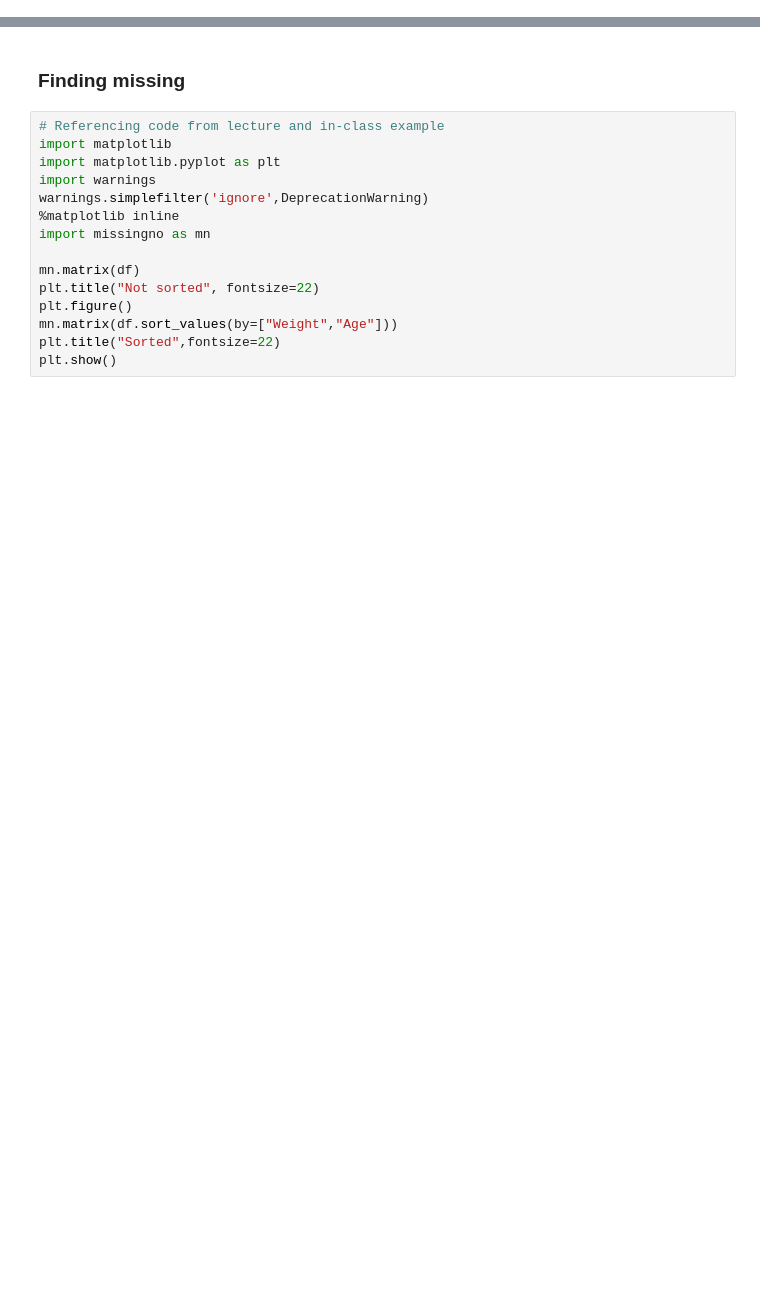
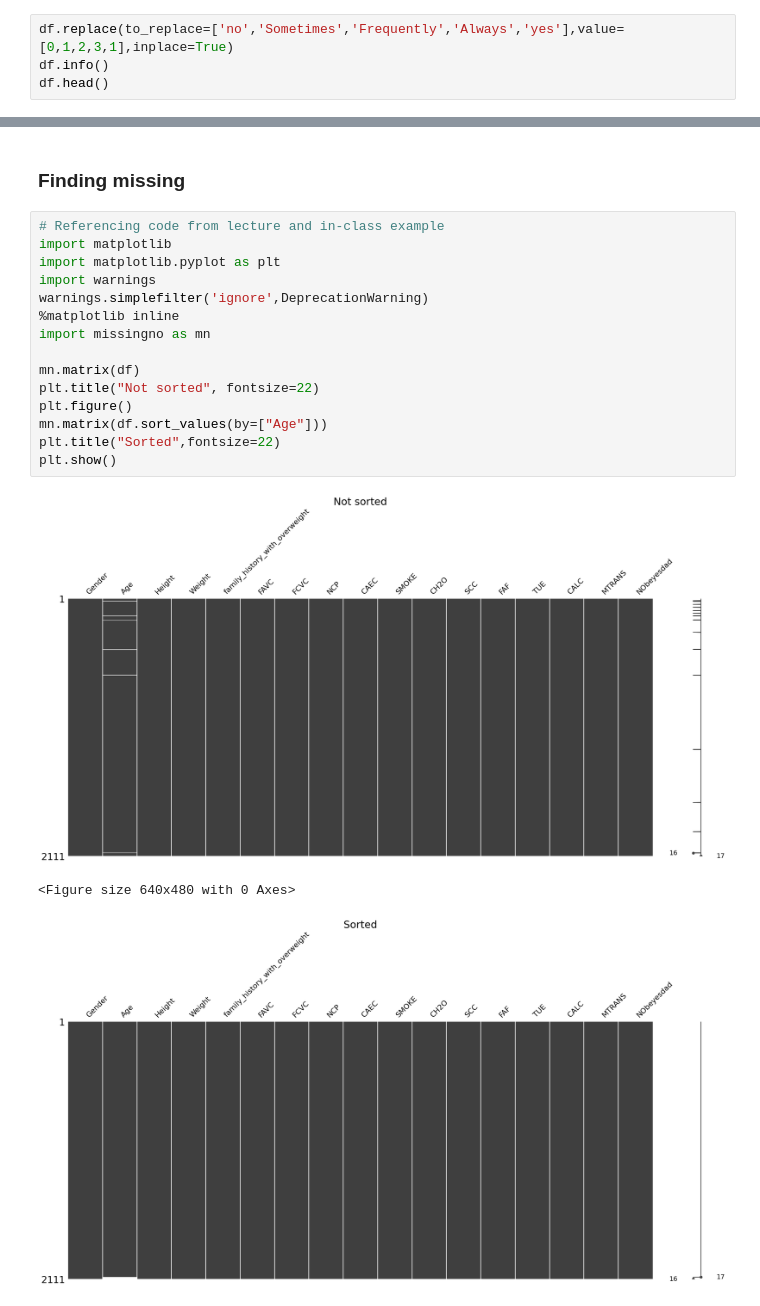
Before and after one commit to wayne-xyz/CS7324As, a Jupyter notebook: Lab1/LabOne.ipynb, the cells around one changed output, grey strips where cells are left out. Saved outputs shown, nothing was run; the diff lists cells and outputs as text; blank space fills up the shorter version.

```diff
--- a/Lab1/LabOne.ipynb
+++ b/Lab1/LabOne.ipynb
@@ -119,0 +133,4 @@ df.describe() # review the numberic
+# %%
+df.replace(to_replace=['no','Sometimes','Frequently','Always','yes'],value=[0,1,2,3,1],inplace=True)
+df.info()
+df.head()
@@ -128,15 +221,19 @@ There are 24 duplicate instance
 # %%
 # Referencing code from lecture and in-class example
 import matplotlib
 import matplotlib.pyplot as plt
 import warnings
 warnings.simplefilter('ignore',DeprecationWarning)
 %matplotlib inline
 import missingno as mn
 
 mn.matrix(df)
 plt.title("Not sorted", fontsize=22)
 plt.figure()
-mn.matrix(df.sort_values(by=["Weight","Age"]))
+mn.matrix(df.sort_values(by=["Age"]))
 plt.title("Sorted",fontsize=22)
 plt.show()
+# %% [output]
+[figure, added]
+<Figure size 640x480 with 0 Axes>
+[figure, added]
```
Also changed, not shown: parts of 16 cells of this notebook, 1 other file.
